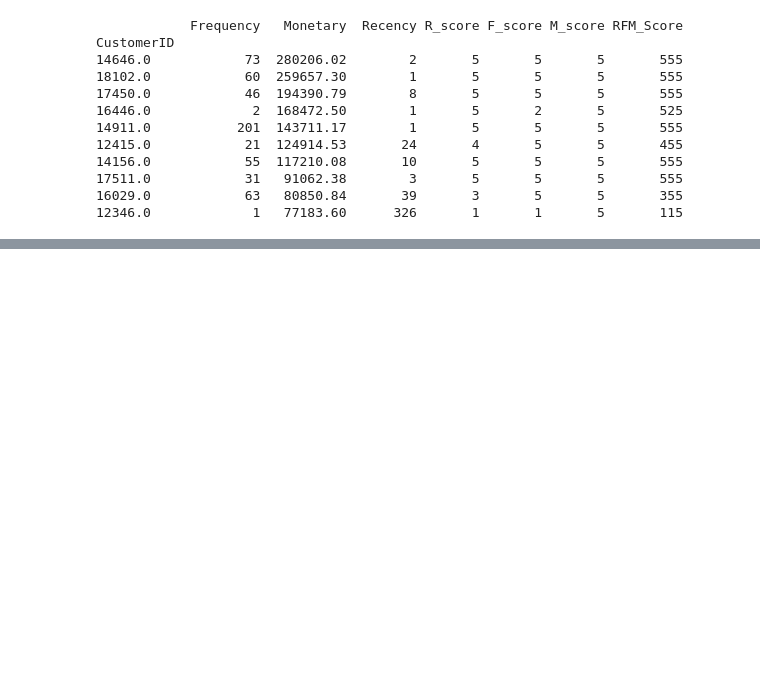
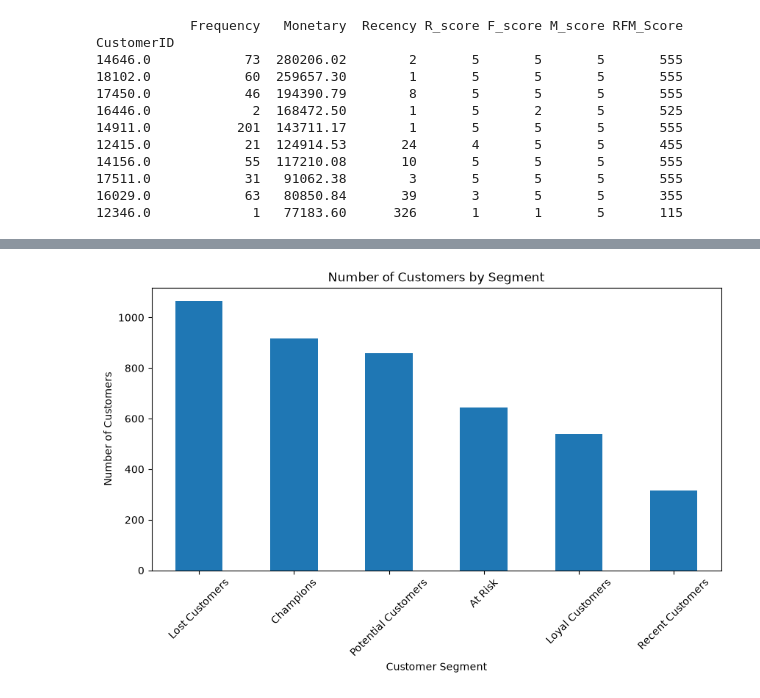
Before and after one commit to RihabMhd/Apprentissage-Suppervisee-Classification, a Jupyter notebook: notebook/prediction.ipynb, the cells around one changed output, grey strips where cells are left out. Drawn from its saved outputs; the diff is of its cells as text; code cells hidden in the pictures; blank space fills up the shorter version.

```diff
--- a/notebook/prediction.ipynb
+++ b/notebook/prediction.ipynb
@@ -301,0 +392,13 @@ CustomerID
+# %%
+rfm["Segment"].value_counts().plot(
+    kind="bar",
+    figsize=(10, 5)
+)
+
+plt.title("Number of Customers by Segment")
+plt.xlabel("Customer Segment")
+plt.ylabel("Number of Customers")
+plt.xticks(rotation=45)
+plt.show()
+# %% [output]
+[figure, added]
```
Also changed, not shown: parts of 15 cells of this notebook.
